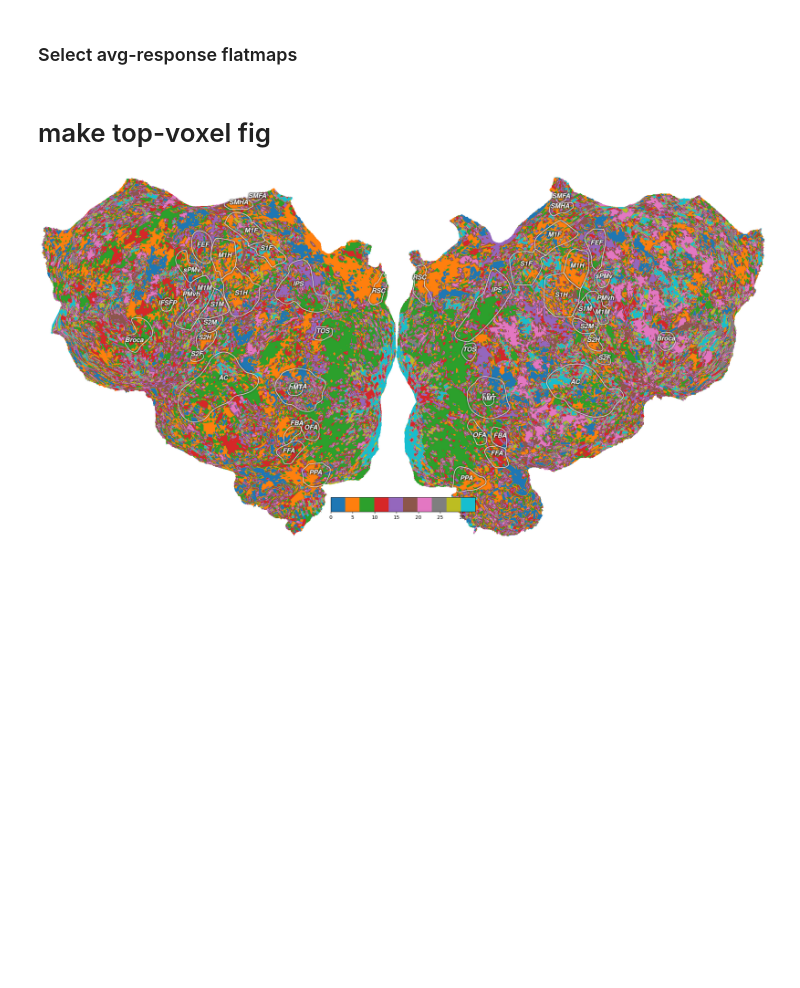
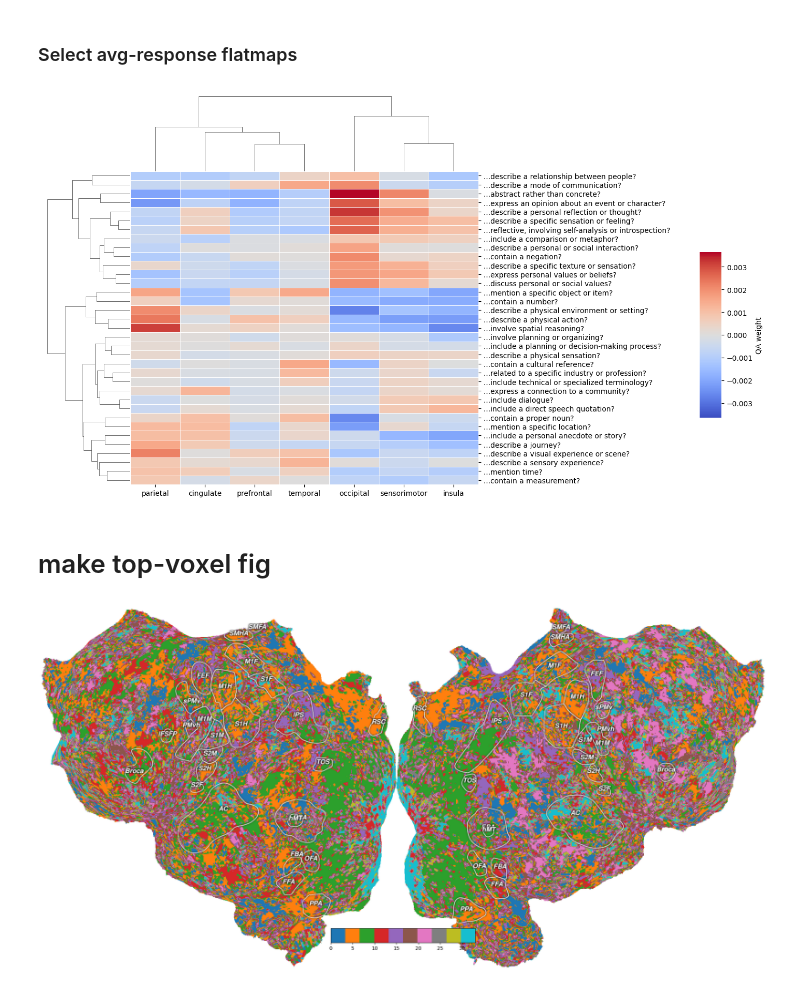
Before and after one commit to patrickmineault/automated-brain-explanations, a Jupyter notebook: notebooks/4_qa_analyze/08_qa_rois.ipynb, the cells around one changed output. Cells and saved outputs as stored; diff of their text form; code cells hidden in the pictures; blank space fills up the shorter version.

Commit message:
load lobe-based rois

```diff
--- a/notebooks/4_qa_analyze/08_qa_rois.ipynb
+++ b/notebooks/4_qa_analyze/08_qa_rois.ipynb
@@ -86,7 +90,9 @@ avg_defaultdict = defaultdict(list)
 for subject in ['S02']:  # , 'S02']:
     qa_flatmaps_dict = df[subject].to_dict()
 
-    rois_dict = load_known_rois(subject)
+    # rois_dict = neuro.flatmaps_helper.load_known_rois(subject)
+    rois_dict = neuro.flatmaps_helper.load_custom_rois(
+        subject, suffix_setting='_lobes')
 
     corrs_35 = rr_best[rr_best.subject == subject]['corrs_test'].iloc[0]
     sig_well_predicted = corrs_35 > 0.1
@@ -105,14 +111,26 @@ for subject in ['S02']:  # , 'S02']:
             # np.corrcoef(roi, gemv_flatmaps_dict[explanation])[0, 1])
 # %%
 d = pd.DataFrame(avg_defaultdict, index=qa_flatmaps_dict.keys())
-d['AVG'] = d.mean(axis=1)
+# d['AVG'] = d.mean(axis=1)
 
 # remove 2nd val of index
 d.index = [analyze_helper.abbrev_question(q) for q in d.index]
 
-d = d.sort_values('AVG', ascending=False)  # * 1000
+# d = d.sort_values('AVG', ascending=False)  # * 1000
 # display pandas formatting with redblue colormap centered at 0 rounded to 3 decimal places
 vabs = max(abs(d.values.min()), abs(d.values.max()))
 # d.style.background_gradient(cmap='coolwarm', axis=None, vmax=vabs, vmin=-vabs).format("{:.2f}").set_caption(
 # 'Average QA coefficients for different voxel subsets'
 # )
+
+sns.clustermap(d, annot=False, fmt='.3f', cmap='coolwarm', center=0, vmin=-vabs, vmax=vabs,
+               annot_kws={"size": 10}, cbar_kws={"label": "QA weight"}, linewidths=.5)
+
+# move colorbar to the right
+plt.gcf().axes[-1].set_position([.92, .2, .03, .4])
+
+# make plot wider
+plt.gcf().set_size_inches(14, 8)
+plt.savefig('qa_rois_matrix.png', dpi=300, bbox_inches='tight')
+# %% [output]
+[figure, added]
```
Also changed, not shown: parts of 2 cells of this notebook, 1 other file.
